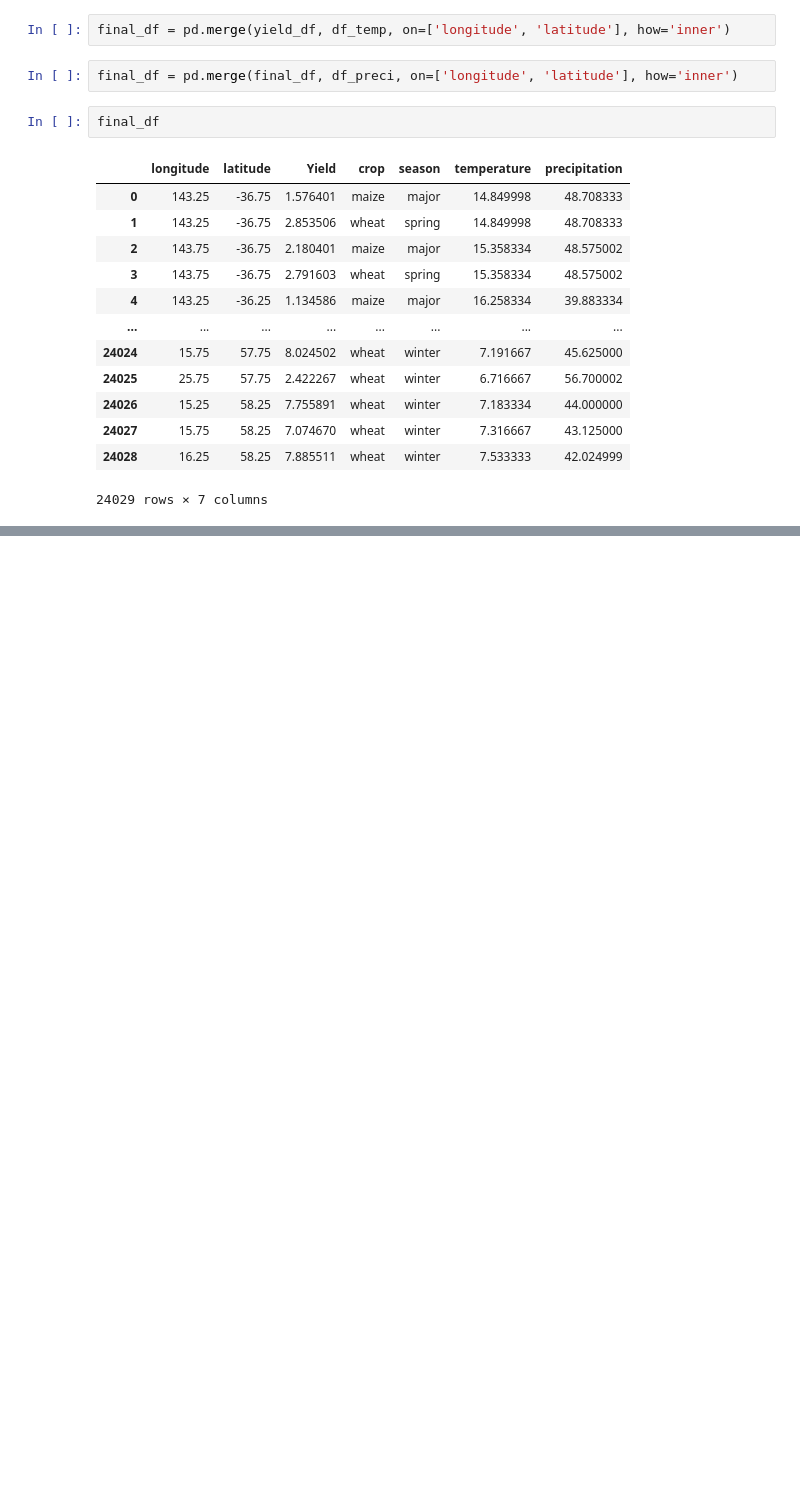
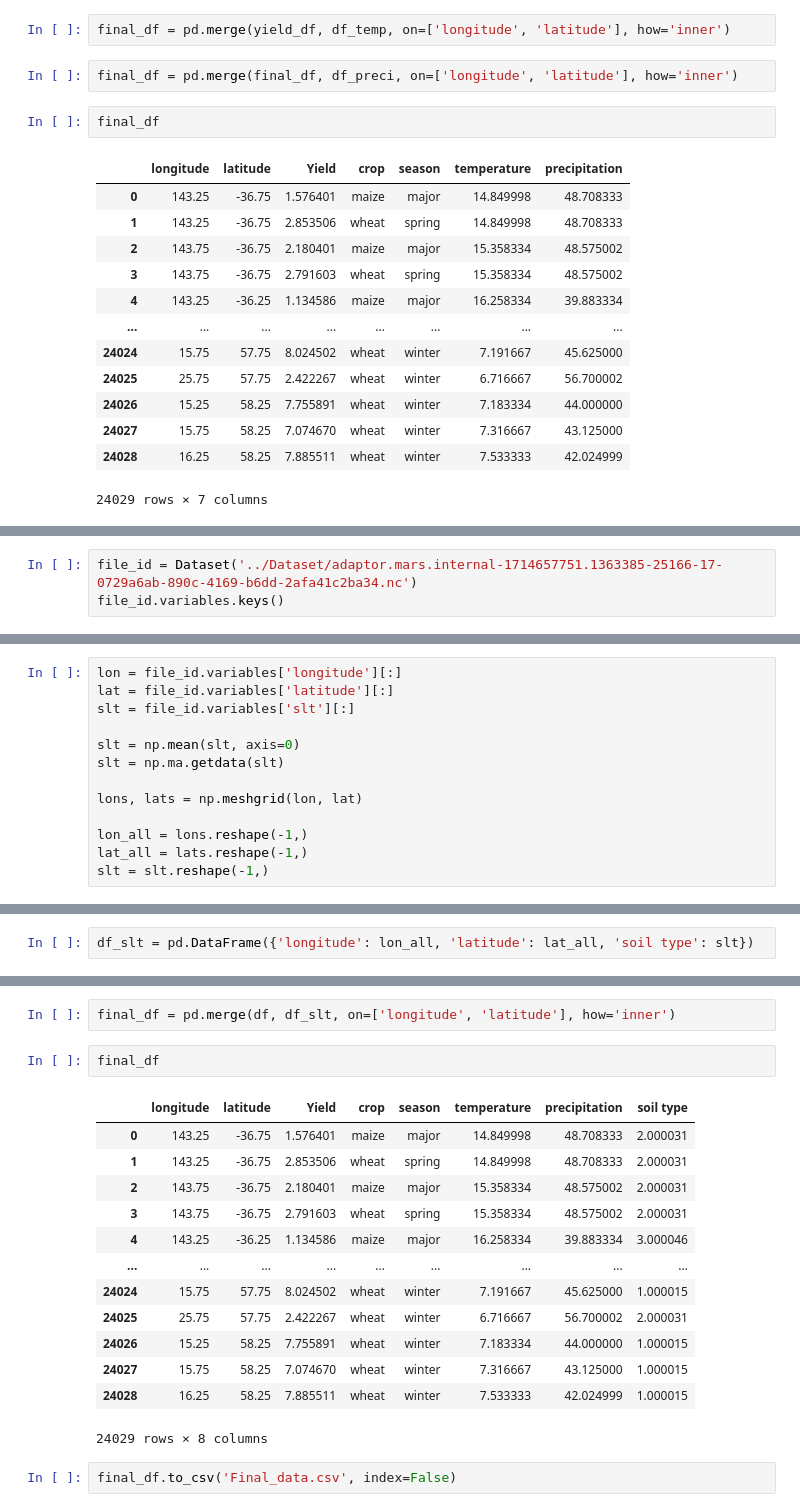
Before and after one commit to vbhavsar16/CropCatalyst, a Jupyter notebook: Data_handling.ipynb, the cells around one changed output, grey strips where cells are left out. Drawn from its saved outputs; the diff is of its cells as text; blank space fills up the shorter version.

Commit message:
Final dataset done

```diff
--- a/Data_handling.ipynb
+++ b/Data_handling.ipynb
@@ -298,0 +310,3 @@ final_df
+# %%
+file_id = Dataset('../Dataset/adaptor.mars.internal-1714657751.1363385-25166-17-0729a6ab-890c-4169-b6dd-2afa41c2ba34.nc')
+file_id.variables.keys()
@@ -298,0 +315,13 @@ final_df
+# %%
+lon = file_id.variables['longitude'][:]
+lat = file_id.variables['latitude'][:]
+slt = file_id.variables['slt'][:]
+
+slt = np.mean(slt, axis=0)
+slt = np.ma.getdata(slt)
+
+lons, lats = np.meshgrid(lon, lat)
+
+lon_all = lons.reshape(-1,)
+lat_all = lats.reshape(-1,)
+slt = slt.reshape(-1,)
@@ -298,0 +332,2 @@ final_df
+# %%
+df_slt = pd.DataFrame({'longitude': lon_all, 'latitude': lat_all, 'soil type': slt})
@@ -298,0 +343,20 @@ final_df
+# %%
+final_df = pd.merge(df, df_slt, on=['longitude', 'latitude'], how='inner')
+# %%
+final_df
+# %% [output]
+|  | longitude | latitude | Yield | crop | season | temperature | precipitation | soil type |
+| 0 | 143.25 | -36.75 | 1.576401 | maize | major | 14.849998 | 48.708333 | 2.000031 |
+| 1 | 143.25 | -36.75 | 2.853506 | wheat | spring | 14.849998 | 48.708333 | 2.000031 |
+| 2 | 143.75 | -36.75 | 2.180401 | maize | major | 15.358334 | 48.575002 | 2.000031 |
+| 3 | 143.75 | -36.75 | 2.791603 | wheat | spring | 15.358334 | 48.575002 | 2.000031 |
+| 4 | 143.25 | -36.25 | 1.134586 | maize | major | 16.258334 | 39.883334 | 3.000046 |
+| ... | ... | ... | ... | ... | ... | ... | ... | ... |
+| 24024 | 15.75 | 57.75 | 8.024502 | wheat | winter | 7.191667 | 45.625000 | 1.000015 |
+| 24025 | 25.75 | 57.75 | 2.422267 | wheat | winter | 6.716667 | 56.700002 | 2.000031 |
+| 24026 | 15.25 | 58.25 | 7.755891 | wheat | winter | 7.183334 | 44.000000 | 1.000015 |
+| 24027 | 15.75 | 58.25 | 7.074670 | wheat | winter | 7.316667 | 43.125000 | 1.000015 |
+| 24028 | 16.25 | 58.25 | 7.885511 | wheat | winter | 7.533333 | 42.024999 | 1.000015 |
+24029 rows × 8 columns
+# %%
+final_df.to_csv('Final_data.csv', index=False)
```
Also changed, not shown: parts of 8 cells of this notebook, 2 other files.
